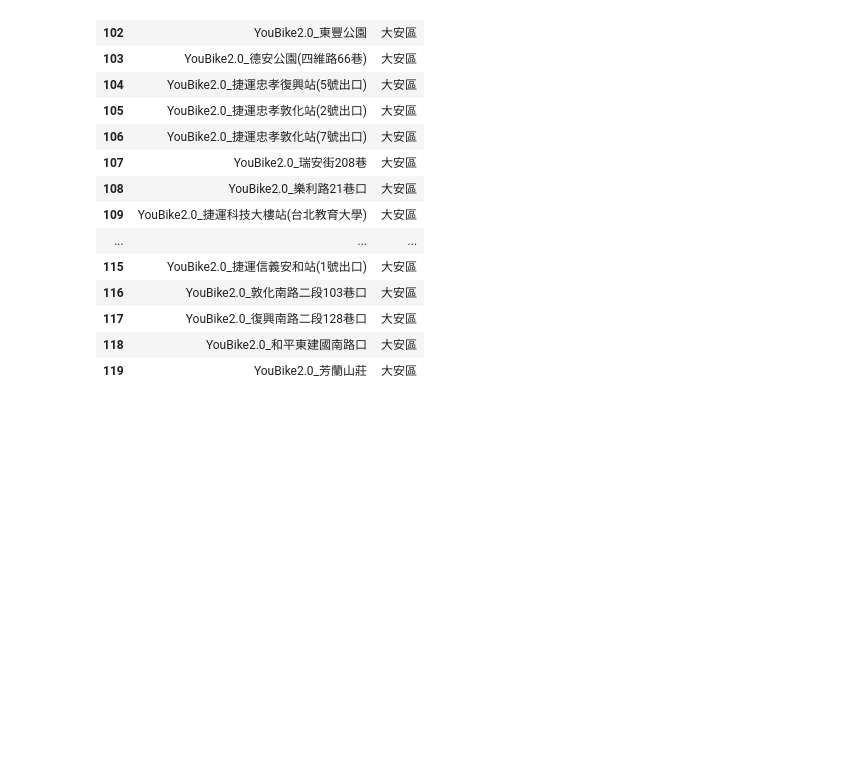
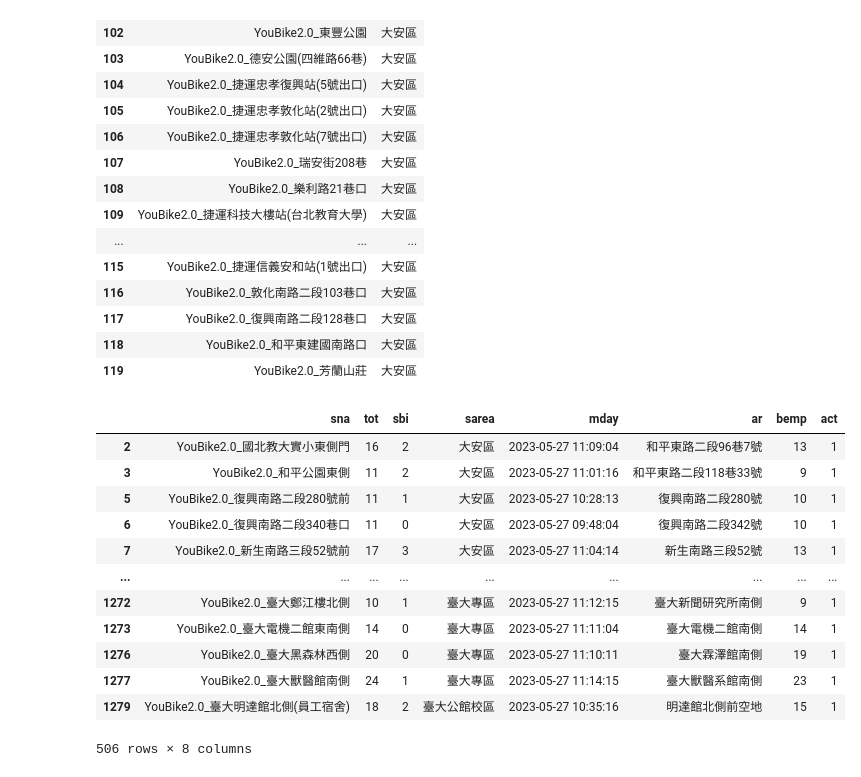
Before and after one commit to gorden7718/112_python_flask, a Jupyter notebook: lesson7_1.ipynb, the cells around one changed output. Drawn from its saved outputs; the diff is of its cells as text; code cells hidden in the pictures; blank space fills up the shorter version.

```diff
--- a/lesson7_1.ipynb
+++ b/lesson7_1.ipynb
@@ -134,3 +134,24 @@ dataFrame_col.iloc[100:120,[0,3]]
 | 117 | YouBike2.0_復興南路二段128巷口 | 大安區 |
 | 118 | YouBike2.0_和平東建國南路口 | 大安區 |
 | 119 | YouBike2.0_芳蘭山莊 | 大安區 |
+# %%
+#搜尋欄位值內的資料
+#1先抓出Series
+
+#bool Series
+mask = dataFrame_col['sbi'] <= 3
+dataFrame_col[mask]
+# %% [output]
+|  | sna | tot | sbi | sarea | mday | ar | bemp | act |
+| 2 | YouBike2.0_國北教大實小東側門 | 16 | 2 | 大安區 | 2023-05-27 11:09:04 | 和平東路二段96巷7號 | 13 | 1 |
+| 3 | YouBike2.0_和平公園東側 | 11 | 2 | 大安區 | 2023-05-27 11:01:16 | 和平東路二段118巷33號 | 9 | 1 |
+| 5 | YouBike2.0_復興南路二段280號前 | 11 | 1 | 大安區 | 2023-05-27 10:28:13 | 復興南路二段280號 | 10 | 1 |
+| 6 | YouBike2.0_復興南路二段340巷口 | 11 | 0 | 大安區 | 2023-05-27 09:48:04 | 復興南路二段342號 | 10 | 1 |
+| 7 | YouBike2.0_新生南路三段52號前 | 17 | 3 | 大安區 | 2023-05-27 11:04:14 | 新生南路三段52號 | 13 | 1 |
+| ... | ... | ... | ... | ... | ... | ... | ... | ... |
+| 1272 | YouBike2.0_臺大鄭江樓北側 | 10 | 1 | 臺大專區 | 2023-05-27 11:12:15 | 臺大新聞研究所南側 | 9 | 1 |
+| 1273 | YouBike2.0_臺大電機二館東南側 | 14 | 0 | 臺大專區 | 2023-05-27 11:11:04 | 臺大電機二館南側 | 14 | 1 |
+| 1276 | YouBike2.0_臺大黑森林西側 | 20 | 0 | 臺大專區 | 2023-05-27 11:10:11 | 臺大霖澤館南側 | 19 | 1 |
+| 1277 | YouBike2.0_臺大獸醫館南側 | 24 | 1 | 臺大專區 | 2023-05-27 11:14:15 | 臺大獸醫系館南側 | 23 | 1 |
+| 1279 | YouBike2.0_臺大明達館北側(員工宿舍) | 18 | 2 | 臺大公館校區 | 2023-05-27 10:35:16 | 明達館北側前空地 | 15 | 1 |
+506 rows × 8 columns
```
